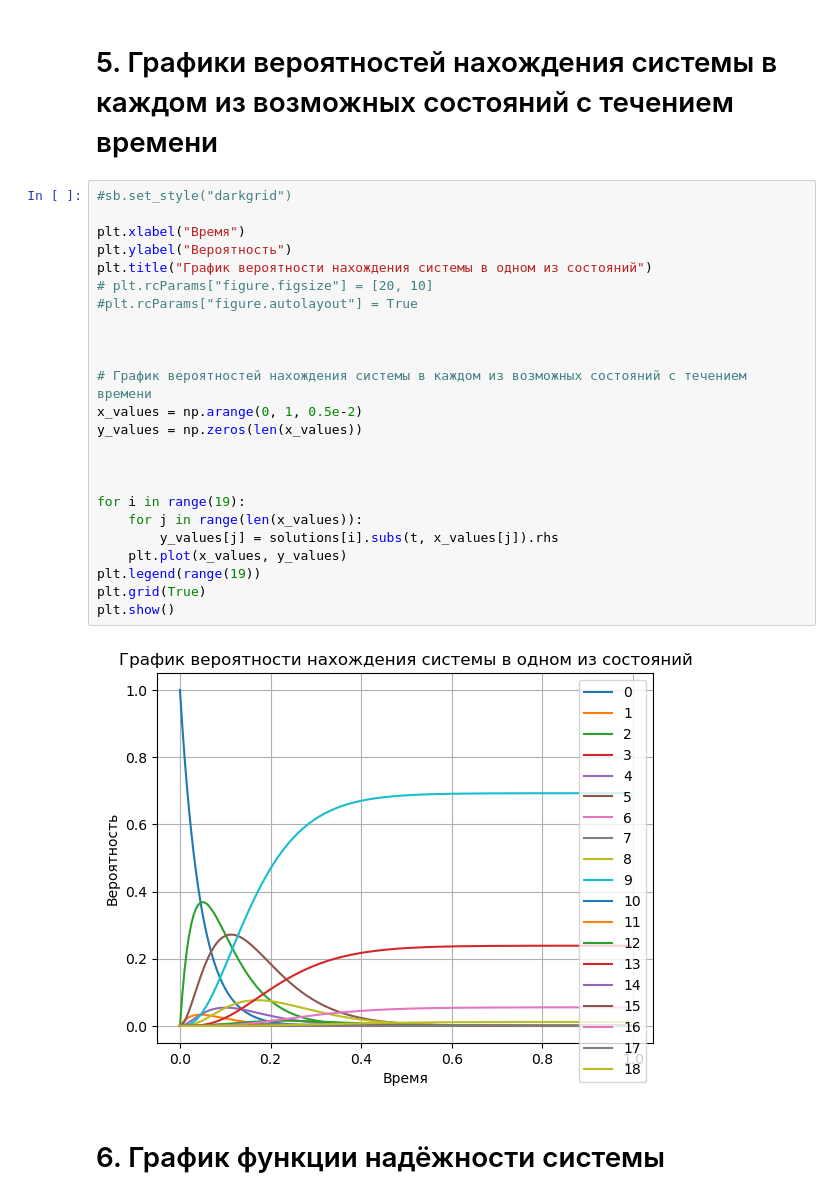
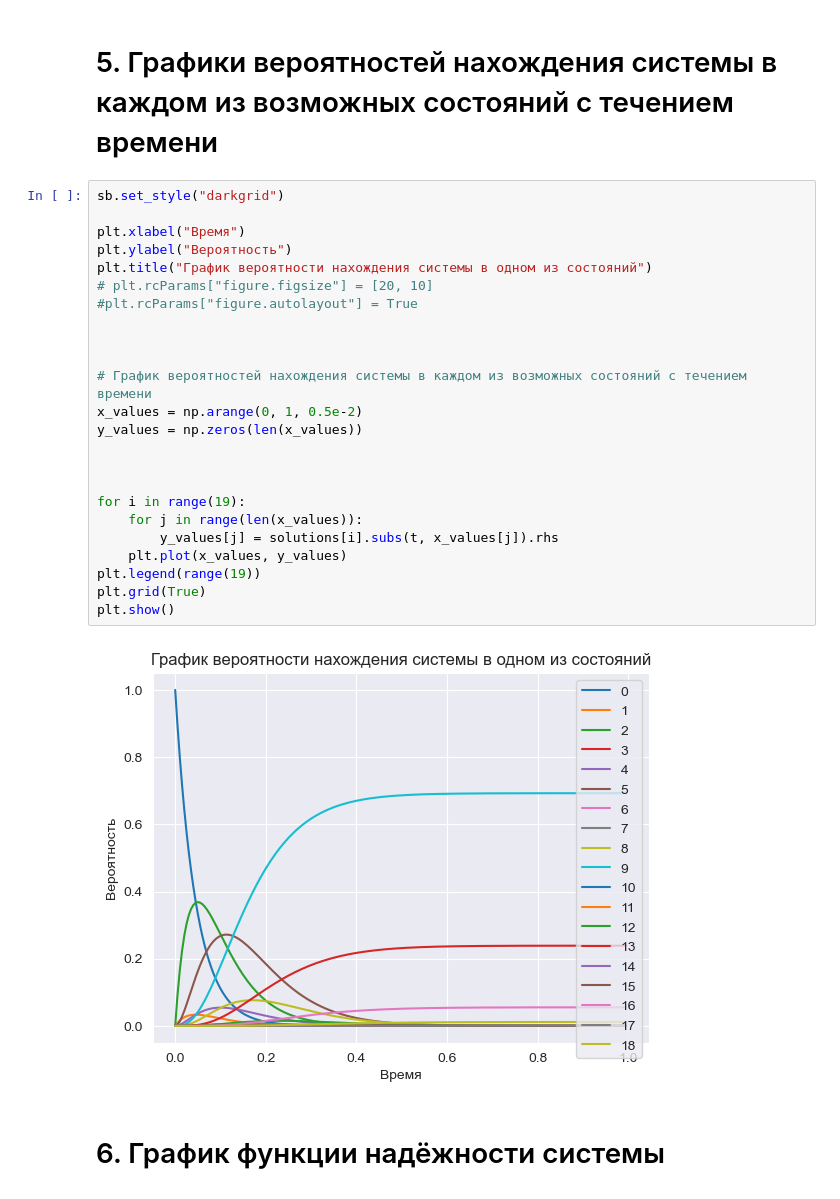
Before and after one commit to DariaMinina/test_work_task_graph_db, a Jupyter notebook: markov_chain/theory_nadej_task1.ipynb, the cells around one changed output. Cells and saved outputs as stored; diff of their text form.

```diff
--- a/markov_chain/theory_nadej_task1.ipynb
+++ b/markov_chain/theory_nadej_task1.ipynb
@@ -197,31 +197,31 @@ solutions = dsolve(eqs, [p0(t), p1(t), p2(t), p3(t), p4(t), p5(t), p6(t), p7(t),
 # %% [markdown]
 # 5. Графики вероятностей нахождения системы в каждом из возможных состояний с течением времени
 # %%
-#sb.set_style("darkgrid")
+sb.set_style("darkgrid")
 
 plt.xlabel("Время")
 plt.ylabel("Вероятность")
 plt.title("График вероятности нахождения системы в одном из состояний")
 # plt.rcParams["figure.figsize"] = [20, 10]
 #plt.rcParams["figure.autolayout"] = True
 
 
 
 # График вероятностей нахождения системы в каждом из возможных состояний с течением времени
 x_values = np.arange(0, 1, 0.5e-2)
 y_values = np.zeros(len(x_values))
 
 
 
 for i in range(19):
     for j in range(len(x_values)):
         y_values[j] = solutions[i].subs(t, x_values[j]).rhs
     plt.plot(x_values, y_values)
 plt.legend(range(19))
 plt.grid(True)
 plt.show()
 # %% [output]
-[figure, old version]
+[figure, new version]
 # %% [markdown]
 # 6. График функции надёжности системы
 # %% [markdown]
```
Also changed, not shown: parts of 4 cells of this notebook, 7 other files.
